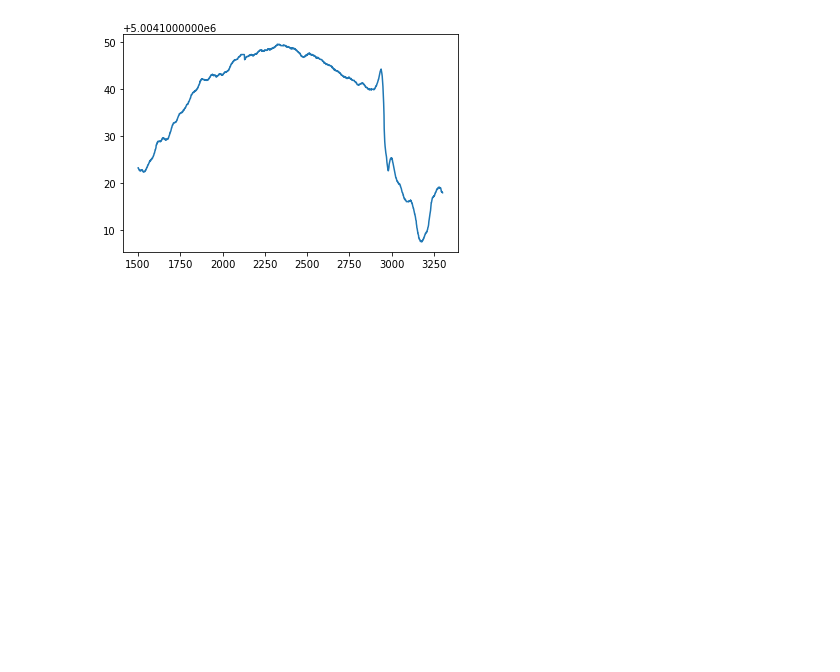
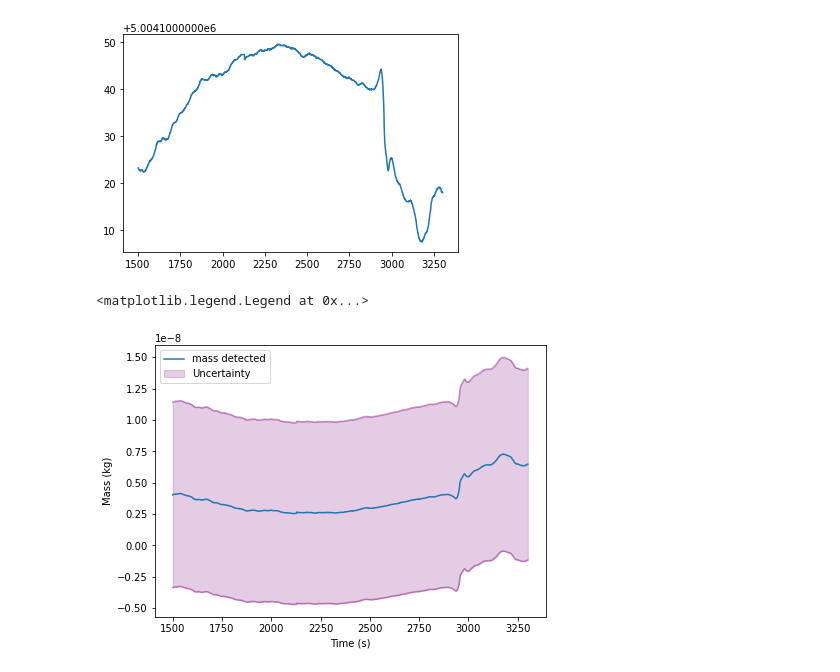
Before and after one commit to Nereumobu/advanced_lab_master, a Jupyter notebook: Ma_17/Task2_monolayer_cys.ipynb, the cells around one changed output. Cells and saved outputs as stored; diff of their text form; code cells hidden in the pictures; blank space fills up the shorter version.

```diff
--- a/Ma_17/Task2_monolayer_cys.ipynb
+++ b/Ma_17/Task2_monolayer_cys.ipynb
@@ -109,3 +140,29 @@ plt.plot(time_cys, freq_cys)
 # %% [output]
 [<matplotlib.lines.Line2D at 0x...>]
 [figure]
+# %%
+deltaf_cys=freq_cys-(linregression_ethslope*time_cys+linregression_ethintercept)
+mass_cys=-(rho_q*d_q*A)/(f_0)*(deltaf_L+deltaf_cys)
+# %%
+stddeltaf_cys=np.sqrt((time_cys*linregression_ethstderr)**2+linregression_ethintercept_stderr**2)
+# %%
+expression=f"-(rho_q*d_q*A)/(f_0)*(deltaf_L+deltaf_cys)"
+variables=["rho_q","d_q","A","f_0","deltaf_L","deltaf_cys"]
+mass_cys=[];stdmass_cys=[]
+for index,deltaf in enumerate(deltaf_cys):
+    mass, stdmass=compute_error(expression,variables,[rho_q,d_q,A,f_0,deltaf_L,deltaf],
+                  [stdrho_q,stdd_q,A*0.1,stdf_0,stddeltaf_L,stddeltaf_cys[index]])
+    mass_cys.append(mass);stdmass_cys.append(stdmass)
+mass_cys=np.array(mass_cys)-np.mean(mass_MUA); stdmass_cys=np.array(stdmass_cys)
+# %%
+fig, axis=plt.subplots(1,1,figsize=(7,5))
+axis.plot(time_cys,mass_cys, label="mass detected")
+axis.plot(time_cys,mass_cys+stdmass_cys, color="purple", alpha=0.4)
+axis.plot(time_cys,mass_cys-stdmass_cys, color="purple", alpha=0.4)
+axis.fill_between(time_cys, mass_cys+stdmass_cys, mass_cys-stdmass_cys,
+                color="purple", alpha=0.2, label="Uncertainty")
+axis.set_xlabel("Time (s)"); axis.set_ylabel("Mass (kg)")
+axis.legend()
+# %% [output]
+<matplotlib.legend.Legend at 0x...>
+[figure, added]
```
Also changed, not shown: parts of 8 cells of this notebook.
